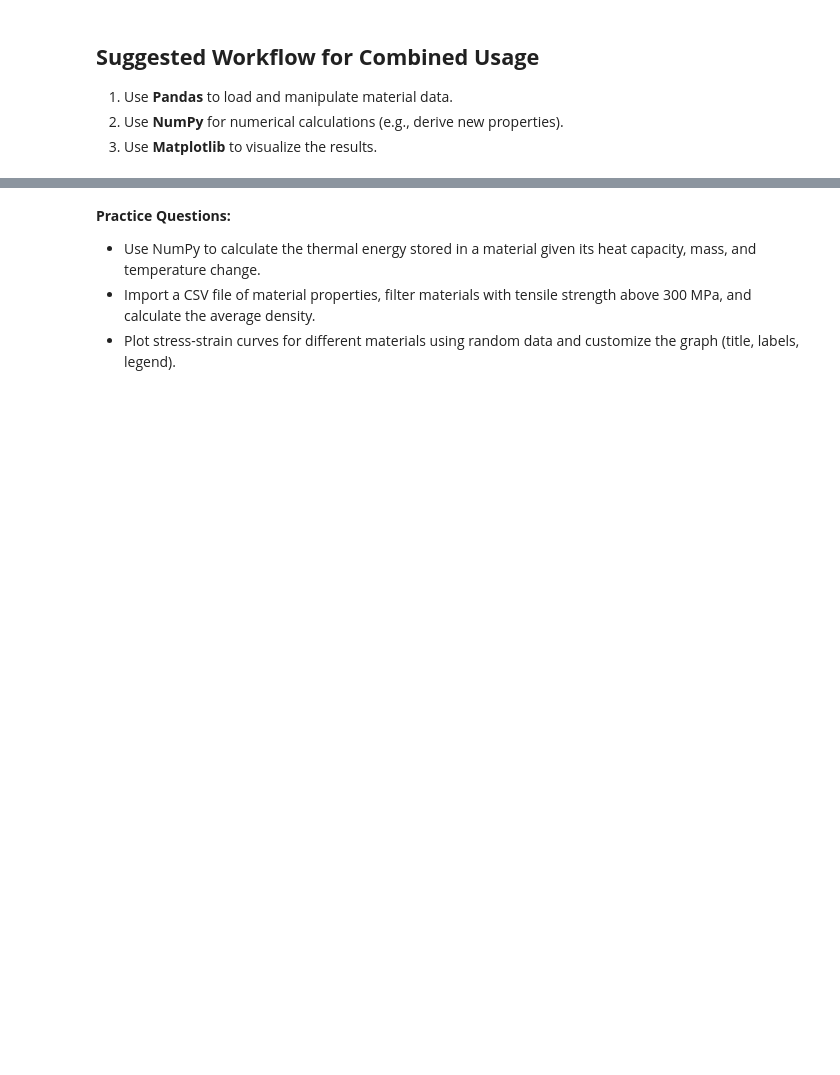
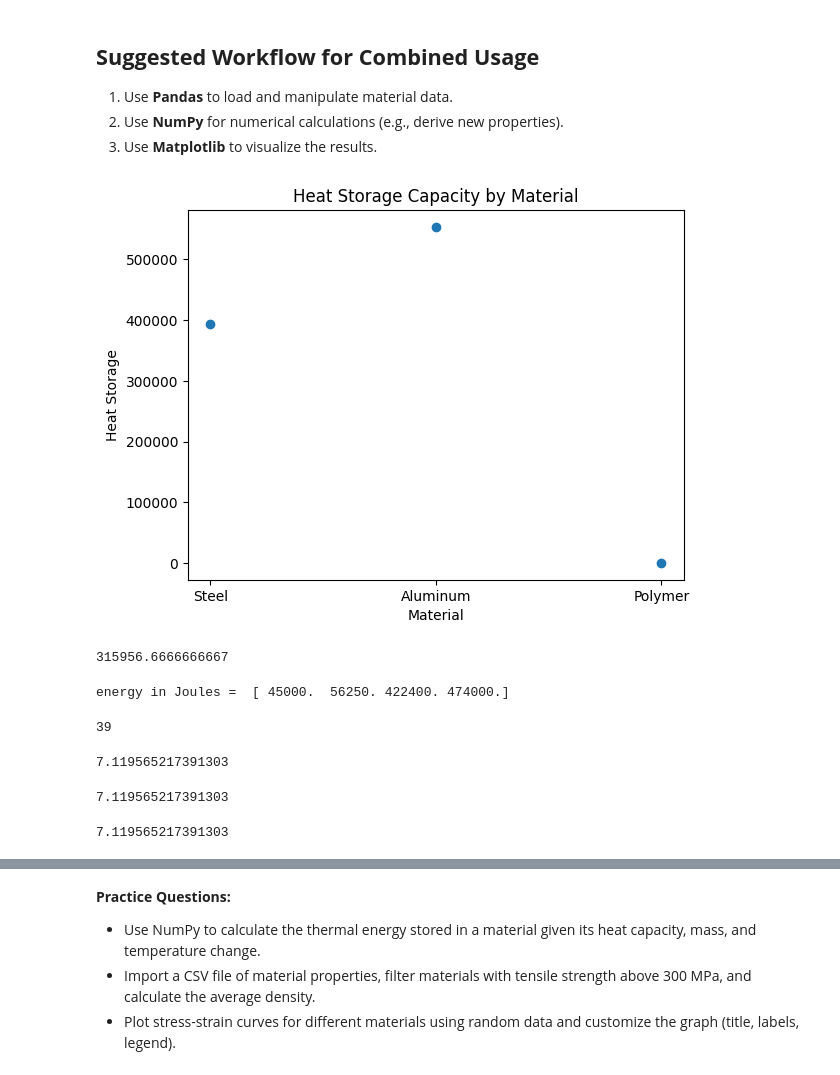
Before and after one commit to mannodiarun/Purdue-MSE-497, a Jupyter notebook: Module 2.ipynb, the cells around one changed output, grey strips where cells are left out. Cells and saved outputs as stored; diff of their text form; code cells hidden in the pictures; blank space fills up the shorter version.

```diff
--- a/Module 2.ipynb
+++ b/Module 2.ipynb
@@ -139,24 +139,26 @@ plt.plot(densities, temperature, color="blue", label='Temp', marker="^", markers
 # %%
 import pandas as pd
 import numpy as np
 import matplotlib.pyplot as plt
 
 # Step 1: Load Data
 data = {
     "Material": ["Steel", "Aluminum", "Polymer"],
     "Density": [7850, 2700, 1200],
     "Thermal Conductivity": [50.2, 205, 0.25]
 }
 df = pd.DataFrame(data)
 
 # Step 2: Numerical Analysis
 densities = df["Density"].to_numpy()
 thermal_conductivities = df["Thermal Conductivity"].to_numpy()
 heat_storage = densities * thermal_conductivities
 
 # Step 3: Visualization
-plt.plot(df["Material"], heat_storage, marker="o")
+plt.scatter(df["Material"], densities*thermal_conductivities, marker="o")
 plt.title("Heat Storage Capacity by Material")
 plt.ylabel("Heat Storage")
 plt.xlabel("Material")
 plt.show()
+# %% [output]
+[figure, added]
@@ -162,0 +167,15 @@ plt.show()
+# %%
+df["heat_storage"].mean()
+# %% [output]
+315956.6666666667
+# %%
+import numpy as np
+
+heat_capacity = np.array([0.9, 0.45, 1.76, 0.79])
+mass = np.array([500, 2500, 1200, 2000])
+delta_T = np.array([100, 50, 200, 300])
+
+thermal_energy = heat_capacity * mass * delta_T
+print("energy in Joules = ", thermal_energy)
+# %% [output]
+energy in Joules =  [ 45000.  56250. 422400. 474000.]
@@ -162,0 +186,27 @@ plt.show()
+# %%
+df["Tensile Strength (MPa)"].size
+# %% [output]
+39
+# %%
+avg_density = 0.0
+k = 0
+for i in range(0,39):
+  if df["Tensile Strength (MPa)"][i] > 300:
+    avg_density += df["Density (g/cm^3)"][i]
+    k=k+1
+avg_density = avg_density/k
+print(avg_density)
+# %% [output]
+7.119565217391303
+# %%
+import pandas as pd
+data = pd.read_csv("/material_properties.csv")
+df = pd.DataFrame(data)
+filtered_data = df[data['Tensile Strength (MPa)']>300]
+filtered_data['Density (g/cm^3)'].mean()
+# %% [output]
+7.119565217391303
+# %%
+df[df["Tensile Strength (MPa)"] > 300]["Density (g/cm^3)"].mean()
+# %% [output]
+7.119565217391303
```
Also changed, not shown: parts of 7 cells of this notebook.
